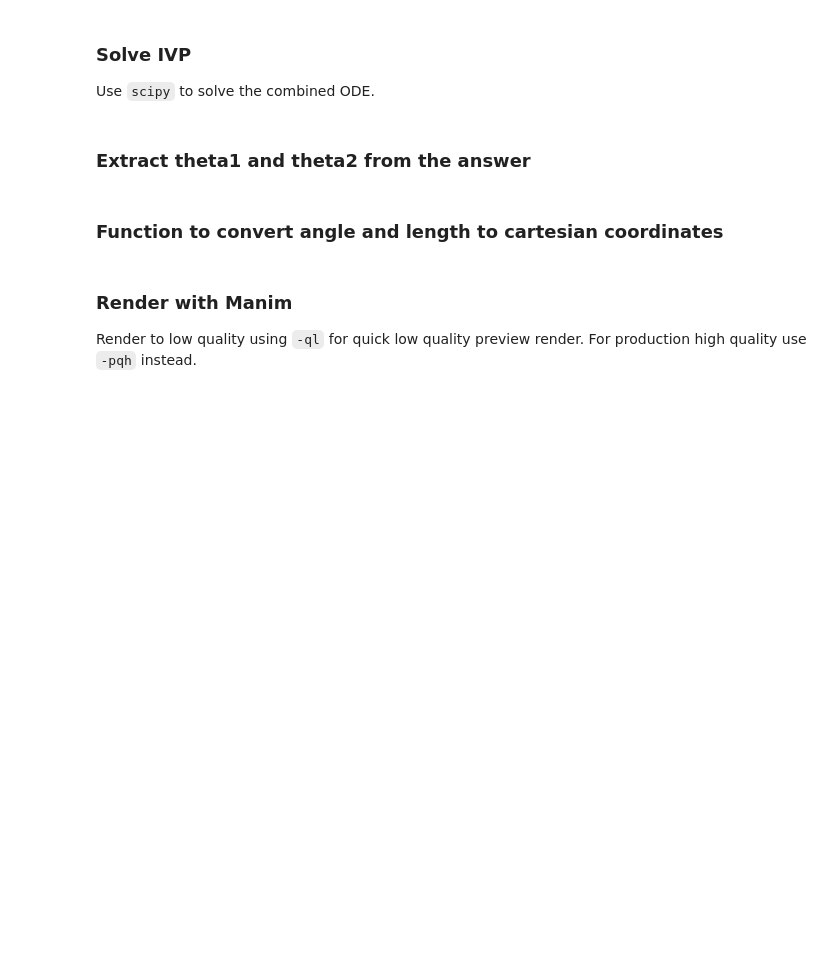
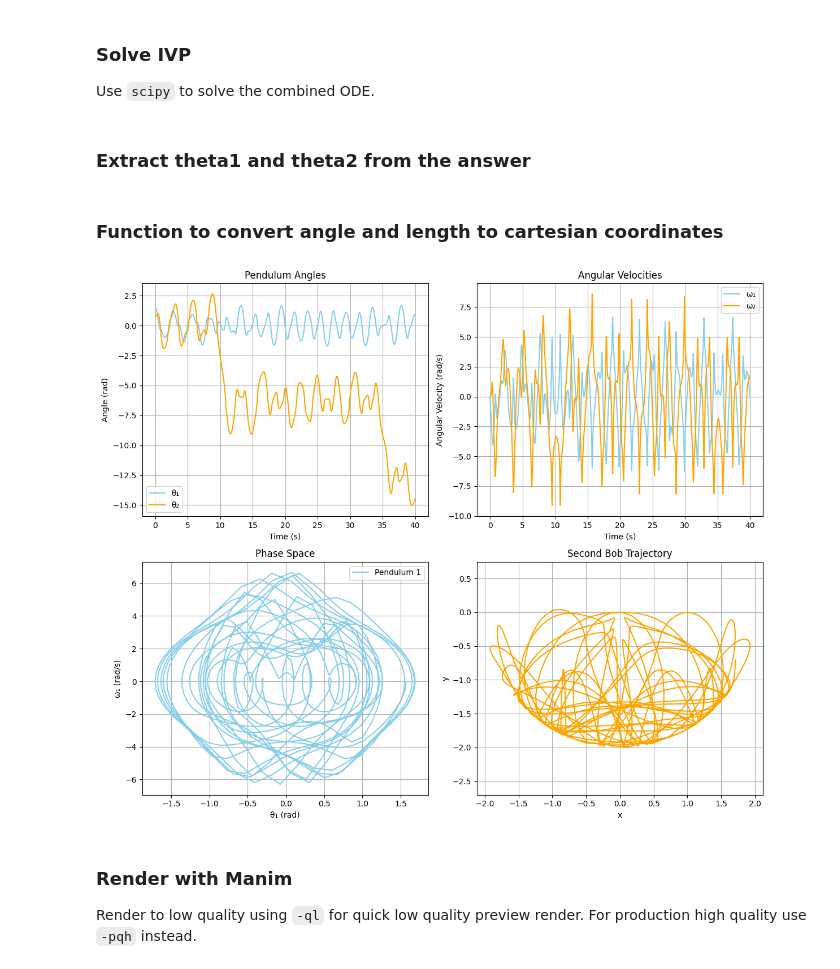
Before and after one commit to tajultonim/academic, a Jupyter notebook: python/simulation/double-pendulum.ipynb, the cells around one changed output. Saved outputs shown, nothing was run; the diff lists cells and outputs as text; code cells hidden in the pictures; blank space fills up the shorter version.

```diff
--- a/python/simulation/double-pendulum.ipynb
+++ b/python/simulation/double-pendulum.ipynb
@@ -113,19 +114,26 @@ Use `scipy` to solve the combined ODE.
 # %%
 t = np.linspace(0, 40, 1001)
 g = 9.81
-l1 = 2.0
+l1 = 1.0
 l2 = 1.0
-m1 = 6.0
+m1 = 1.0
 m2 = 1.0
 
-ans = sp.integrate.odeint(
-    dSdt, y0=[np.pi / 2, 0, np.pi / 4, 0], t=t, args=(g, m1, m2, l1, l2)
+ans = sp.integrate.solve_ivp(
+    dSdt,
+    t_span=(0, 40),
+    y0=[np.pi / 2, 0, np.pi / 4, 0],
+    t_eval=t,
+    args=(g, m1, m2, l1, l2),
+    method="RK45",
+    atol=1e-12,
+    rtol=1e-12,
 )
 # %% [markdown]
 ### Extract theta1 and theta2 from the answer
 # %%
-theta1 = ans.T[0]
-theta2 = ans.T[2]
+theta1 = ans.y[0]
+theta2 = ans.y[2]
 # %% [markdown]
 ### Function to convert angle and length to cartesian coordinates
 # %%
@@ -138,6 +146,46 @@ def get_x1_y1_x2_y2(t, theta1, theta2, l1, l2):
 
 
 x1, y1, x2, y2 = get_x1_y1_x2_y2(t, theta1, theta2, l1, l2)
+# %%
+omega1 = ans.y[1]
+omega2 = ans.y[3]
+
+fig, ((ax1, ax2), (ax3, ax4)) = plt.subplots(2, 2, figsize=(12, 10))
+
+ax1.plot(t, theta1, label="θ₁", color='skyblue')
+ax1.plot(t, theta2, label="θ₂", color='orange')
+ax1.set_xlabel("Time (s)")
+ax1.set_ylabel("Angle (rad)")
+ax1.set_title("Pendulum Angles")
+ax1.legend()
+ax1.grid(True)
+
+ax2.plot(t, omega1, label="ω₁", color='skyblue')
+ax2.plot(t, omega2, label="ω₂", color='orange')
+ax2.set_xlabel("Time (s)")
+ax2.set_ylabel("Angular Velocity (rad/s)")
+ax2.set_title("Angular Velocities")
+ax2.legend()
+ax2.grid(True)
+
+ax3.plot(theta1, omega1, label="Pendulum 1", color='skyblue')
+ax3.set_xlabel("θ₁ (rad)")
+ax3.set_ylabel("ω₁ (rad/s)")
+ax3.set_title("Phase Space")
+ax3.legend()
+ax3.grid(True)
+
+ax4.plot(x2, y2, label="Bob 2 trajectory", color='orange')
+ax4.set_xlabel("x")
+ax4.set_ylabel("y")
+ax4.set_title("Second Bob Trajectory")
+ax4.grid(True)
+ax4.axis('equal')
+
+plt.tight_layout()
+plt.show()
+# %% [output]
+[figure, added]
 # %% [markdown]
 ### Render with Manim
 Render to low quality using `-ql` for quick low quality preview render. For production high quality use `-pqh` instead.
```
Also changed, not shown: parts of 3 cells of this notebook, 3 other files.
